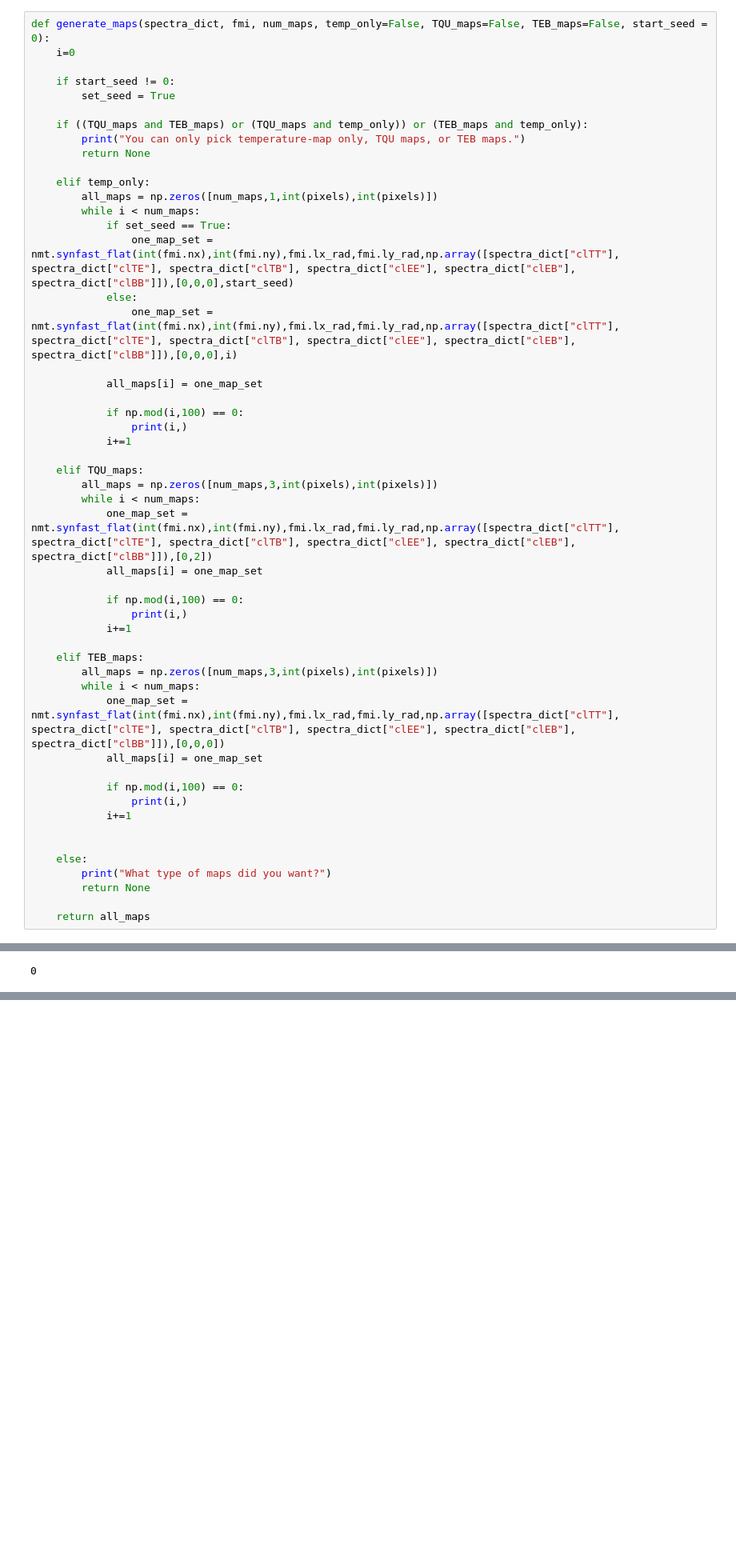
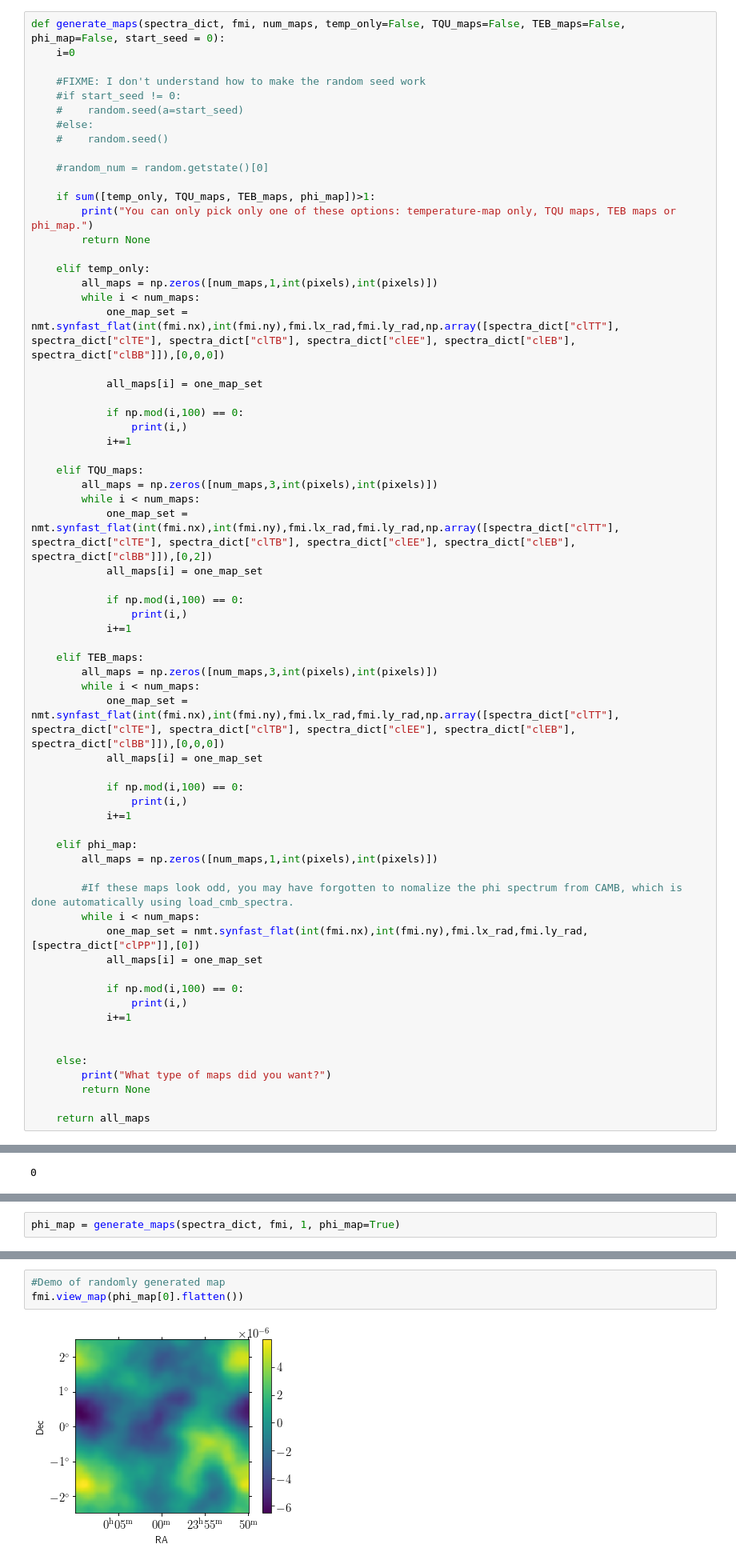
Before and after one commit to deepskies/DeepCMBsim, a Jupyter notebook: Unlensed Temperature Maps.ipynb, the cells around one changed output, grey strips where cells are left out. Shown at 80% size. Drawn from its saved outputs; the diff is of its cells as text; blank space fills up the shorter version.

Commit message:
added phi maps, FIXME I don't know how to make the random number generation work

```diff
--- a/Unlensed Temperature Maps.ipynb
+++ b/Unlensed Temperature Maps.ipynb
@@ -278,21 +281,23 @@ def plot_spectra(l_modes, spectra, plot_title, plot_labels):
 # %%
-def generate_maps(spectra_dict, fmi, num_maps, temp_only=False, TQU_maps=False, TEB_maps=False, start_seed = 0):
+def generate_maps(spectra_dict, fmi, num_maps, temp_only=False, TQU_maps=False, TEB_maps=False, phi_map=False, start_seed = 0):
     i=0
 
-    if start_seed != 0:
-        set_seed = True
+    #FIXME: I don't understand how to make the random seed work
+    #if start_seed != 0:
+    #    random.seed(a=start_seed)
+    #else:
+    #    random.seed()
 
-    if ((TQU_maps and TEB_maps) or (TQU_maps and temp_only)) or (TEB_maps and temp_only):
-        print("You can only pick temperature-map only, TQU maps, or TEB maps.")
+    #random_num = random.getstate()[0]
+
+    if sum([temp_only, TQU_maps, TEB_maps, phi_map])>1:
+        print("You can only pick only one of these options: temperature-map only, TQU maps, TEB maps or phi_map.")
         return None
 
     elif temp_only:
         all_maps = np.zeros([num_maps,1,int(pixels),int(pixels)])
         while i < num_maps:
-            if set_seed == True:
-                one_map_set = nmt.synfast_flat(int(fmi.nx),int(fmi.ny),fmi.lx_rad,fmi.ly_rad,np.array([spectra_dict["clTT"], spectra_dict["clTE"], spectra_dict["clTB"], spectra_dict["clEE"], spectra_dict["clEB"], spectra_dict["clBB"]]),[0,0,0],start_seed)
-            else:
-                one_map_set = nmt.synfast_flat(int(fmi.nx),int(fmi.ny),fmi.lx_rad,fmi.ly_rad,np.array([spectra_dict["clTT"], spectra_dict["clTE"], spectra_dict["clTB"], spectra_dict["clEE"], spectra_dict["clEB"], spectra_dict["clBB"]]),[0,0,0],i)
+            one_map_set = nmt.synfast_flat(int(fmi.nx),int(fmi.ny),fmi.lx_rad,fmi.ly_rad,np.array([spectra_dict["clTT"], spectra_dict["clTE"], spectra_dict["clTB"], spectra_dict["clEE"], spectra_dict["clEB"], spectra_dict["clBB"]]),[0,0,0])
 
             all_maps[i] = one_map_set
 
@@ -320,6 +325,18 @@ def generate_maps(spectra_dict, fmi, num_maps, temp_only=False, TQU_maps=False,
                 print(i,)
             i+=1
 
+    elif phi_map:
+        all_maps = np.zeros([num_maps,1,int(pixels),int(pixels)])
+
+        #If these maps look odd, you may have forgotten to nomalize the phi spectrum from CAMB, which is done automatically using load_cmb_spectra.
+        while i < num_maps:
+            one_map_set = nmt.synfast_flat(int(fmi.nx),int(fmi.ny),fmi.lx_rad,fmi.ly_rad, [spectra_dict["clPP"]],[0])
+            all_maps[i] = one_map_set
+
+            if np.mod(i,100) == 0:
+                print(i,)
+            i+=1
+
 
     else:
         print("What type of maps did you want?")
@@ -474,0 +492,2 @@ fmi.view_map(teb_maps[0,1].flatten())
+# %%
+phi_map = generate_maps(spectra_dict, fmi, 1, phi_map=True)
@@ -475,3 +496,8 @@ fmi.view_map(teb_maps[0,1].flatten())
+# %%
+#Demo of randomly generated map
+fmi.view_map(phi_map[0].flatten())
+# %% [output]
+[figure, added]
 # %% [markdown]
 ## Generate 11,200 Maps for ML Code
 # %% [raw]
```
Also changed, not shown: parts of 9 cells of this notebook.
